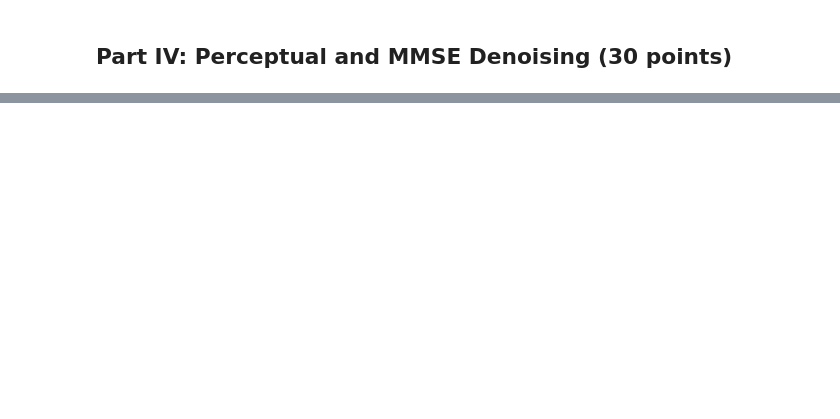
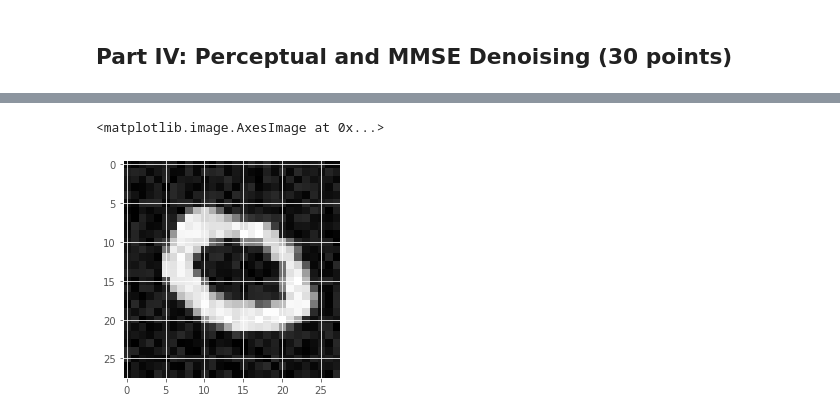
Before and after one commit to Hannibal96/Statistical-Methods-in-Image-Processing-EE-048954, a Jupyter notebook: HW2_Spring2022_Langevin_Dynamics_and_EBMs.ipynb, the cells around one changed output, grey strips where cells are left out. Drawn from its saved outputs; the diff is of its cells as text; code cells hidden in the pictures; blank space fills up the shorter version.

```diff
--- a/HW2_Spring2022_Langevin_Dynamics_and_EBMs.ipynb
+++ b/HW2_Spring2022_Langevin_Dynamics_and_EBMs.ipynb
@@ -491,3 +469,12 @@ Given a noisy image $y = x + n$, where $x$ is a clean image and $n \sim \mathcal
 <img src="https://img.icons8.com/offices/80/000000/making-notes.png" style="height:30px;display:inline\">**<span style="color:red">Task 12</span>**. How should the update step in Langevin Dynamics (Part II) be changed in order to draw samples from $p(x|y)$ instead of $p(x)$? We call such samples *perceptual* denoising results.
 # %% [markdown]
 <img src="https://img.icons8.com/offices/80/000000/making-notes.png" style="height:30px;display:inline\">**<span style="color:red">Task 13</span>**. The attachment of this exercise includes 30 noisy digits with $\sigma=\left\{\frac{50}{256},\frac{100}{256}\right\}$ (you can load the images using the command `torch.load()`). Perform perceptual denoising with Langevin Dynamics with the parameters $K=2000$ and $\sqrt{2\varepsilon}=\frac{2}{256}$. Present and discuss the results.
+# %%
+noisy_digits_50 = torch.load('noisy_digits_50.pt').to(device)
+noisy_digits_100 = torch.load('noisy_digits_100.pt').to(device)
+# %%
+idx = 1# np.random.choice(30)
+plt.imshow(to_np(noisy_digits_50[idx][0]), cmap='gray')
+# %% [output]
+<matplotlib.image.AxesImage at 0x...>
+[figure, added]
```
Also changed, not shown: parts of 11 cells of this notebook.
